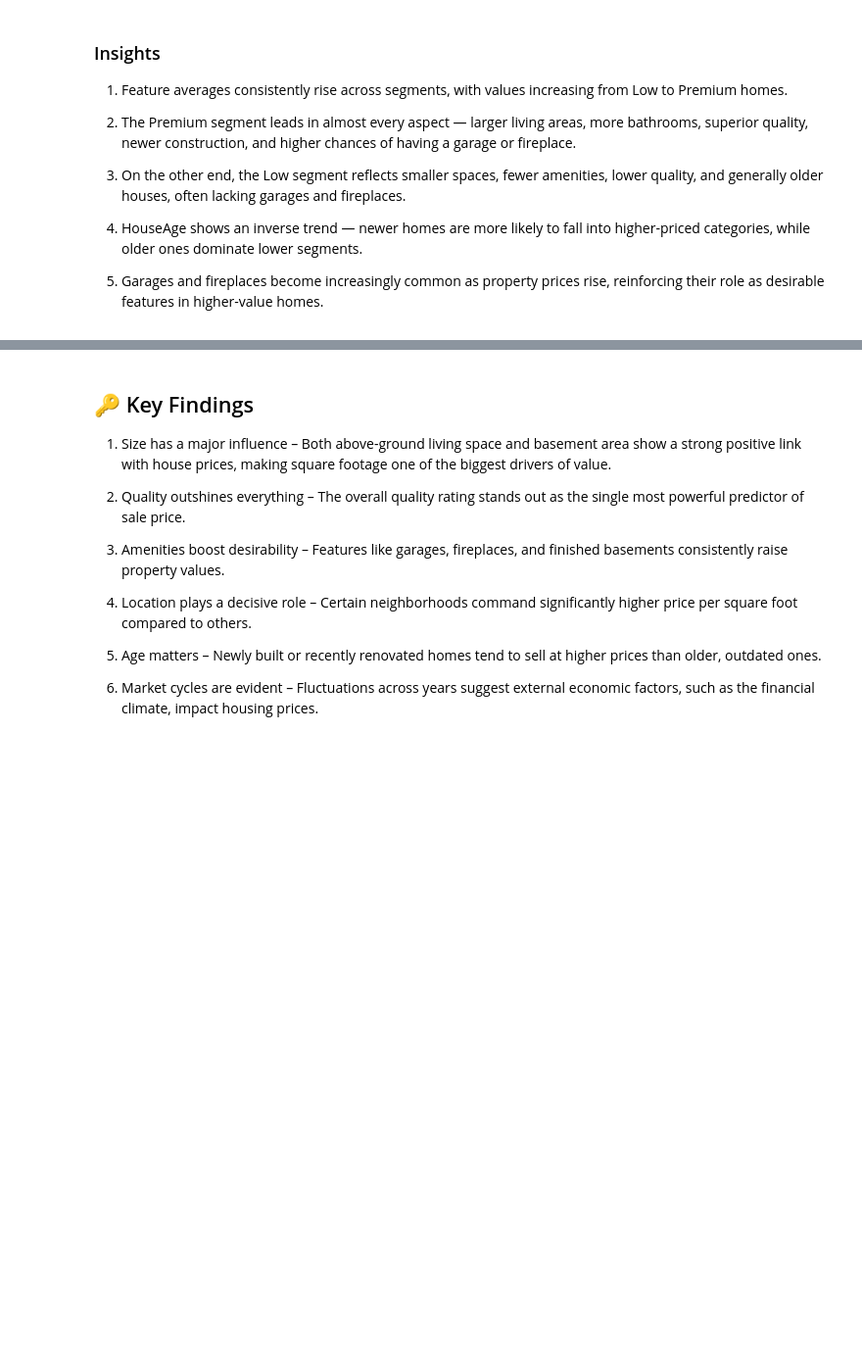
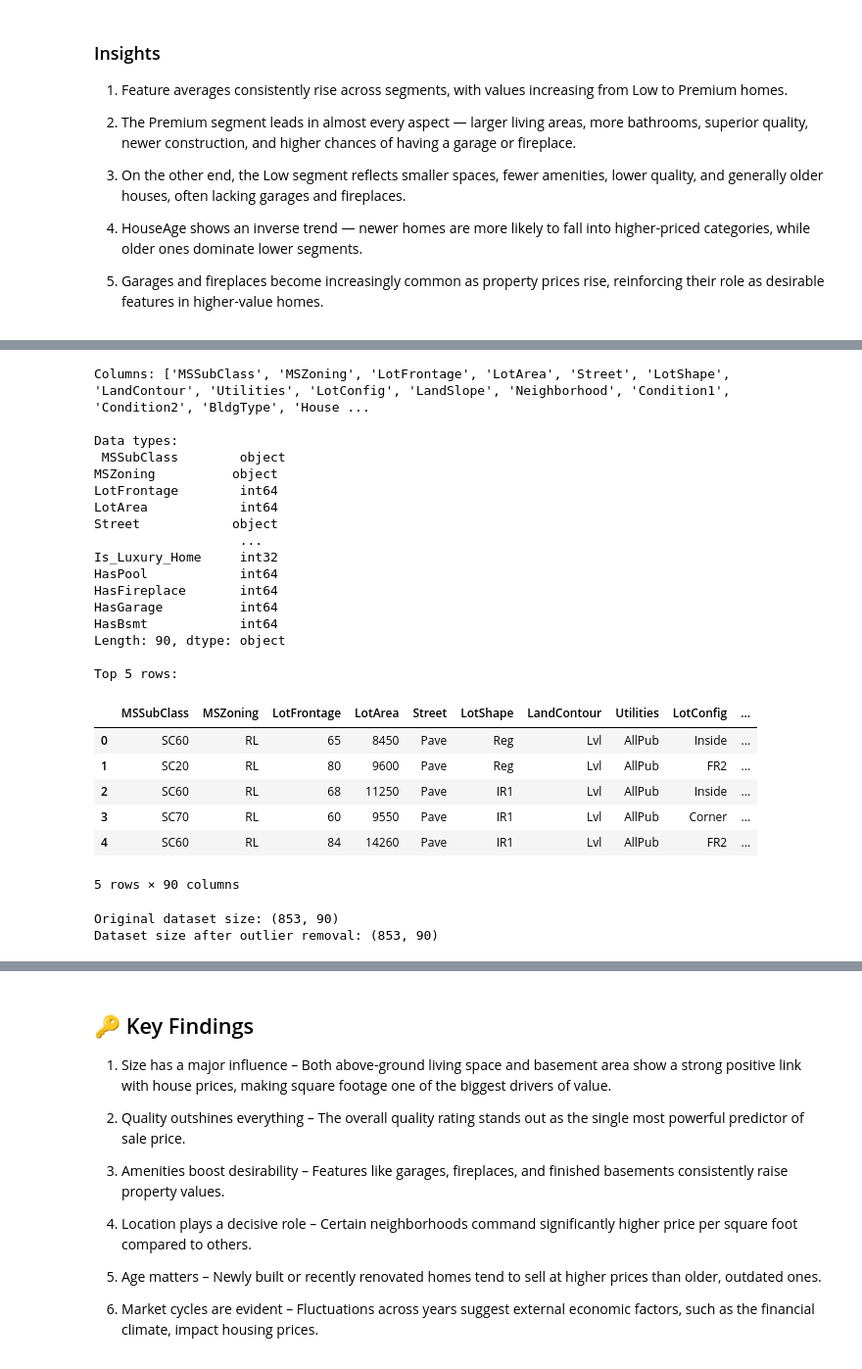
Before and after one commit to Abdush1/Exploratory-Data-Analysis-EDA-for-Real-Estate-Pricing-Project-3-NHIS, a Jupyter notebook: Project-3.ipynb, the cells around one changed output, grey strips where cells are left out. Shown at 98% size. Cells and saved outputs as stored; diff of their text form; code cells hidden in the pictures; blank space fills up the shorter version.

```diff
--- a/Project-3.ipynb
+++ b/Project-3.ipynb
@@ -788,0 +886,6 @@ display(segment_analysis)
+# %%
+# Rename columns to avoid SQL issues (e.g., spaces, special characters)
+df.columns = df.columns.str.replace(' ', '_')
+
+# Display the cleaned dataset
+print(df.head())
@@ -788,0 +910,47 @@ display(segment_analysis)
+# %%
+# Check columns and basic info
+print("Columns:", list(df.columns))
+print("\nData types:\n", df.dtypes)
+print("\nTop 5 rows:")
+display(df.head())
+# %% [output]
+Columns: ['MSSubClass', 'MSZoning', 'LotFrontage', 'LotArea', 'Street', 'LotShape', 'LandContour', 'Utilities', 'LotConfig', 'LandSlope', 'Neighborhood', 'Condition1', 'Condition2', 'BldgType', 'House ...
+
+Data types:
+ MSSubClass        object
+MSZoning          object
+LotFrontage        int64
+LotArea            int64
+Street            object
+                   ...
+Is_Luxury_Home     int32
+HasPool            int64
+HasFireplace       int64
+HasGarage          int64
+HasBsmt            int64
+Length: 90, dtype: object
+
+Top 5 rows:
+|  | MSSubClass | MSZoning | LotFrontage | LotArea | Street | LotShape | LandContour | Utilities | LotConfig | ... |
+| 0 | SC60 | RL | 65 | 8450 | Pave | Reg | Lvl | AllPub | Inside | ... |
+| 1 | SC20 | RL | 80 | 9600 | Pave | Reg | Lvl | AllPub | FR2 | ... |
+| 2 | SC60 | RL | 68 | 11250 | Pave | IR1 | Lvl | AllPub | Inside | ... |
+| 3 | SC70 | RL | 60 | 9550 | Pave | IR1 | Lvl | AllPub | Corner | ... |
+| 4 | SC60 | RL | 84 | 14260 | Pave | IR1 | Lvl | AllPub | FR2 | ... |
+5 rows × 90 columns
+# %%
+# Calculate Z-scores for numerical columns
+numeric_cols = df.select_dtypes(include=[np.number])
+z_scores = np.abs(zscore(numeric_cols))
+
+# Define a threshold
+threshold = 3
+outliers = (z_scores > threshold).any(axis=1)
+
+# Remove outliers
+df = df[~outliers]
+print(f"Original dataset size: {df.shape}")
+print(f"Dataset size after outlier removal: {df.shape}")
+# %% [output]
+Original dataset size: (853, 90)
+Dataset size after outlier removal: (853, 90)
```
Also changed, not shown: parts of 18 cells of this notebook.
